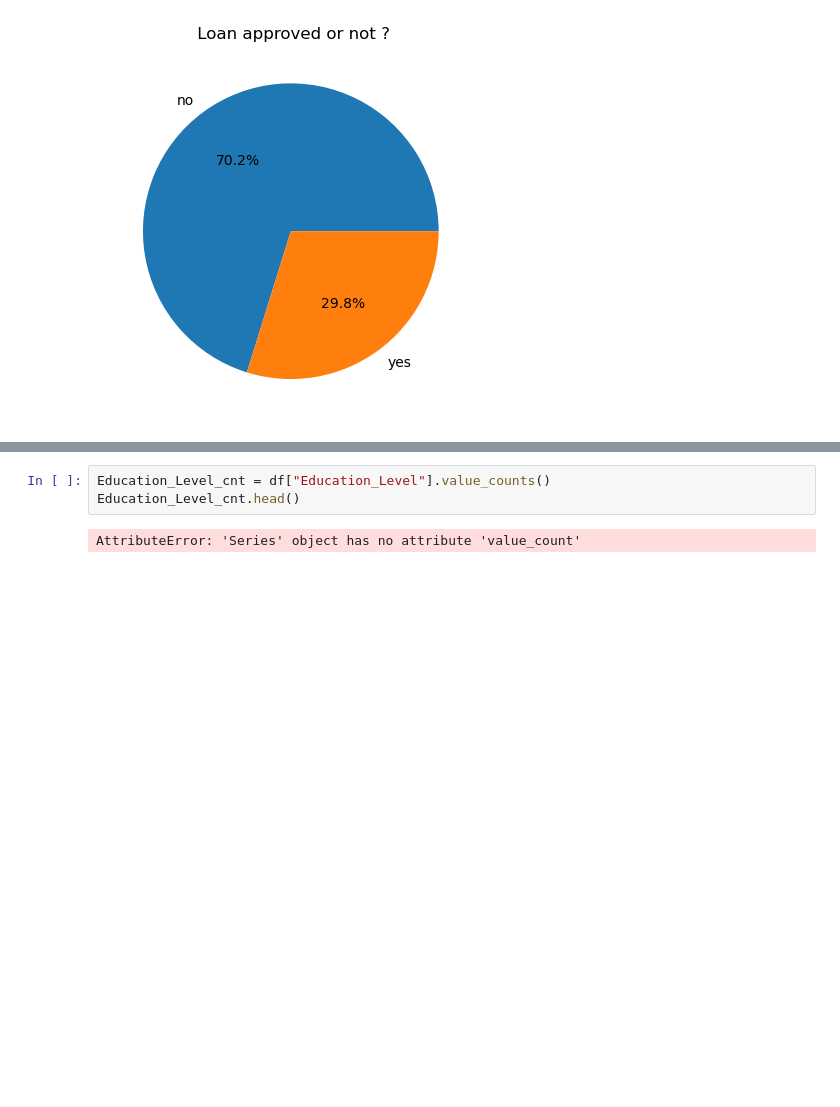
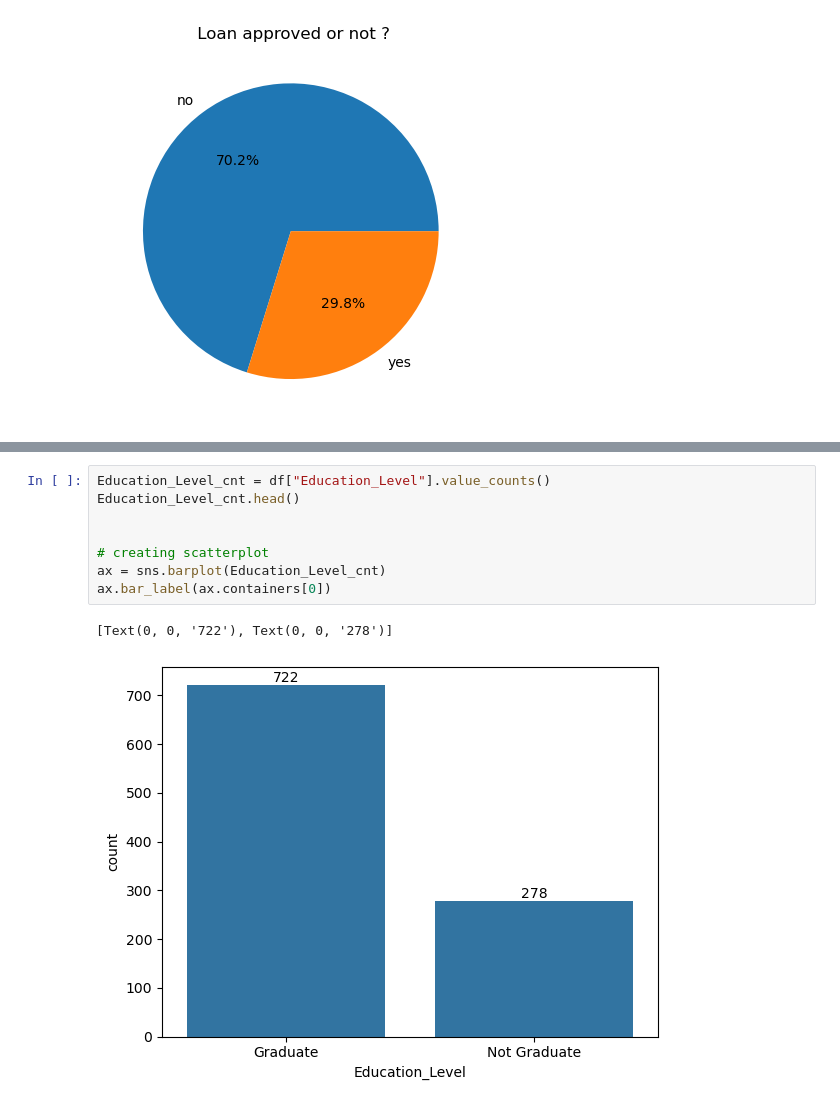
Before and after one commit to Dishaagarwal-2006/CREDITWISE_Loan_System-, a Jupyter notebook: notebooks/credit.ipynb, the cells around one changed output, grey strips where cells are left out. Drawn from its saved outputs; the diff is of its cells as text; blank space fills up the shorter version.

```diff
--- a/notebooks/credit.ipynb
+++ b/notebooks/credit.ipynb
@@ -127,5 +125,11 @@ Name: count, dtype: int64
 # %%
 Education_Level_cnt = df["Education_Level"].value_counts()
 Education_Level_cnt.head()
+
+
+# creating scatterplot
+ax = sns.barplot(Education_Level_cnt)
+ax.bar_label(ax.containers[0])
 # %% [output]
-AttributeError: 'Series' object has no attribute 'value_count'
+[Text(0, 0, '722'), Text(0, 0, '278')]
+[figure, added]
```
Also changed, not shown: parts of 39 cells of this notebook, 11 other files.
